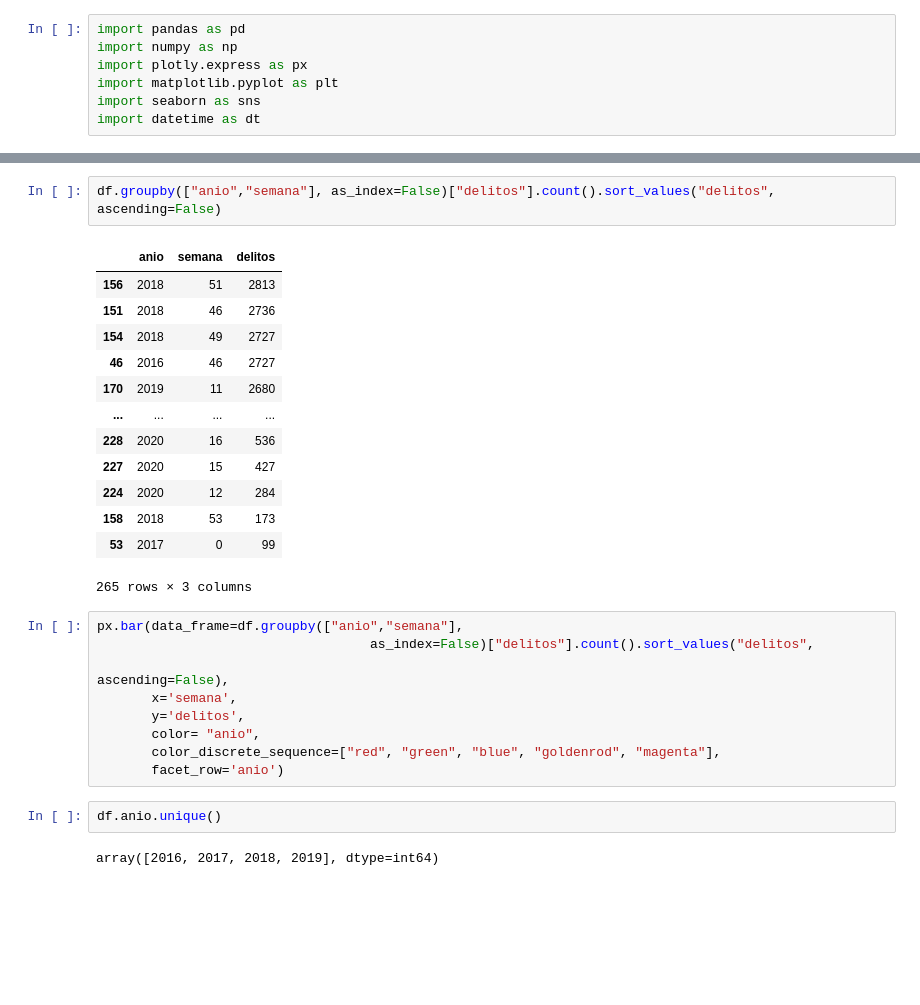
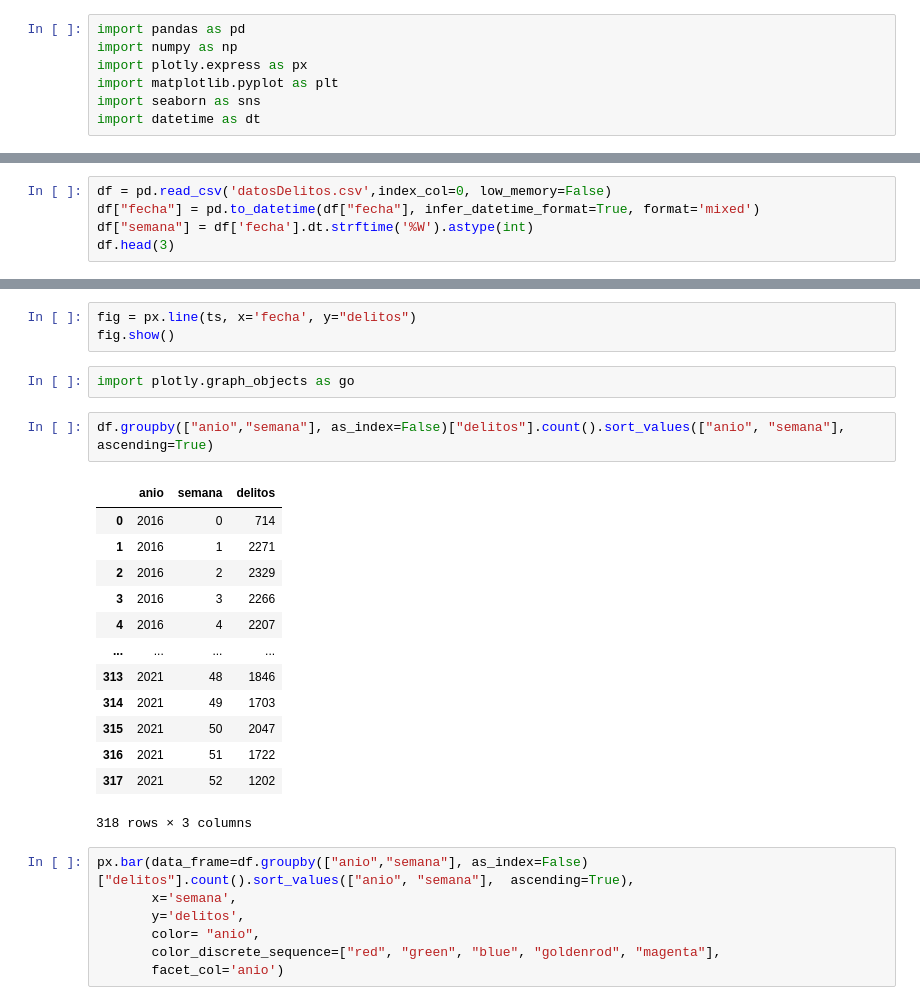
Before and after one commit to ctalamilla/delitos-bsas, a Jupyter notebook: TP4_VisualizacionesDelitos.ipynb, the cells around one changed output, grey strips where cells are left out. Drawn from its saved outputs; the diff is of its cells as text; blank space fills up the shorter version.

```diff
--- a/TP4_VisualizacionesDelitos.ipynb
+++ b/TP4_VisualizacionesDelitos.ipynb
@@ -29,0 +8,5 @@ Length: 1827, dtype: datetime64[ns]
+# %%
+df = pd.read_csv('datosDelitos.csv',index_col=0, low_memory=False)
+df["fecha"] = pd.to_datetime(df["fecha"], infer_datetime_format=True, format='mixed')
+df["semana"] = df['fecha'].dt.strftime('%W').astype(int)
+df.head(3)
@@ -54,30 +90,29 @@ The argument 'infer_datetime_format' is deprecated and will be removed in a futu
+# %%
+fig = px.line(ts, x='fecha', y="delitos")
+fig.show()
+# %%
+import plotly.graph_objects as go
 # %%
-df.groupby(["anio","semana"], as_index=False)["delitos"].count().sort_values("delitos",  ascending=False)
+df.groupby(["anio","semana"], as_index=False)["delitos"].count().sort_values(["anio", "semana"],  ascending=True)
 # %% [output]
 |  | anio | semana | delitos |
-| 156 | 2018 | 51 | 2813 |
-| 151 | 2018 | 46 | 2736 |
-| 154 | 2018 | 49 | 2727 |
-| 46 | 2016 | 46 | 2727 |
-| 170 | 2019 | 11 | 2680 |
+| 0 | 2016 | 0 | 714 |
+| 1 | 2016 | 1 | 2271 |
+| 2 | 2016 | 2 | 2329 |
+| 3 | 2016 | 3 | 2266 |
+| 4 | 2016 | 4 | 2207 |
 | ... | ... | ... | ... |
-| 228 | 2020 | 16 | 536 |
-| 227 | 2020 | 15 | 427 |
-| 224 | 2020 | 12 | 284 |
-| 158 | 2018 | 53 | 173 |
-| 53 | 2017 | 0 | 99 |
+| 313 | 2021 | 48 | 1846 |
+| 314 | 2021 | 49 | 1703 |
+| 315 | 2021 | 50 | 2047 |
+| 316 | 2021 | 51 | 1722 |
+| 317 | 2021 | 52 | 1202 |
-265 rows × 3 columns
+318 rows × 3 columns
 # %%
-px.bar(data_frame=df.groupby(["anio","semana"],
-                                   as_index=False)["delitos"].count().sort_values("delitos",
-                                                                                      ascending=False),
+px.bar(data_frame=df.groupby(["anio","semana"], as_index=False)["delitos"].count().sort_values(["anio", "semana"],  ascending=True),
        x='semana',
        y='delitos',
        color= "anio",
        color_discrete_sequence=["red", "green", "blue", "goldenrod", "magenta"],
-       facet_row='anio')
+       facet_col='anio')
-# %%
-df.anio.unique()
-# %% [output]
-array([2016, 2017, 2018, 2019], dtype=int64)
 # %%
```
Also changed, not shown: parts of 10 cells of this notebook, 1 other file.
